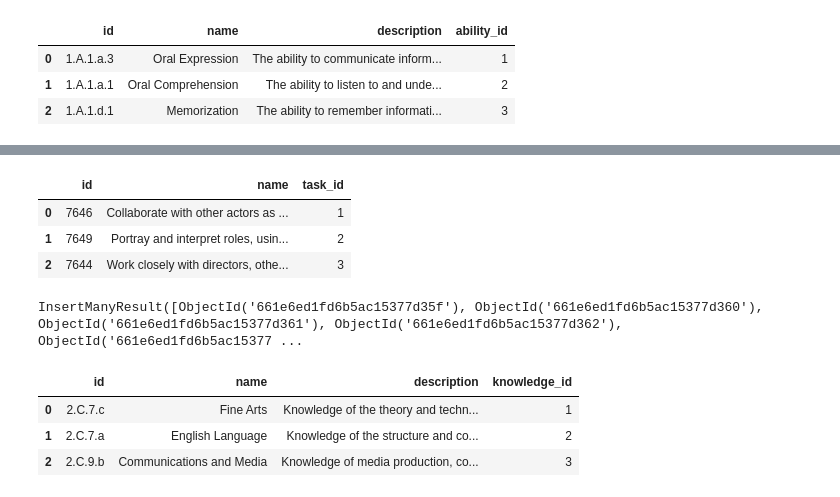
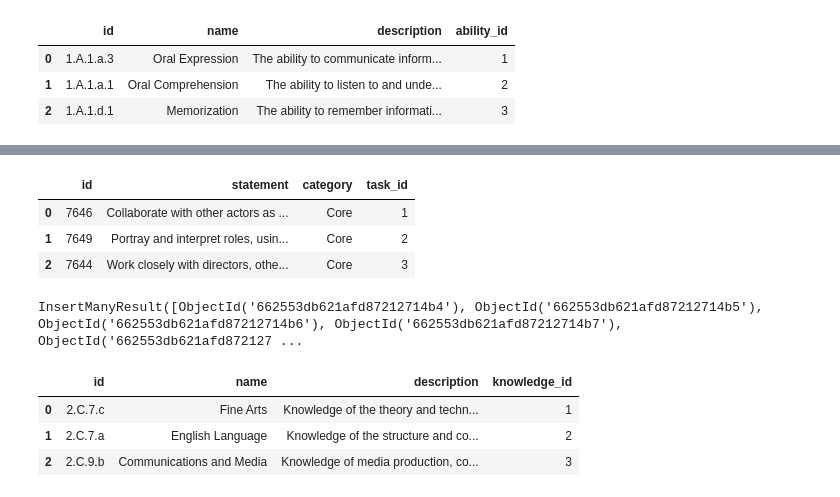
Before and after one commit to joergjan/bachelorarbeit, a Jupyter notebook: 03_convert.ipynb, the cells around one changed output, grey strips where cells are left out. Cells and saved outputs as stored; diff of their text form; code cells hidden in the pictures.

```diff
--- a/03_convert.ipynb
+++ b/03_convert.ipynb
@@ -101,27 +99,26 @@ InsertManyResult([ObjectId('661e6ed0fd6b5ac15377d334'), ObjectId('661e6ed0fd6b5a
 # %%
 # Assuming df["tasks"] is a column of lists of dictionaries
 tasks = df['tasks'].apply(lambda x: x['task']).explode().reset_index(drop=True)
 
 # Convert the list of dictionaries into a DataFrame
 tasks_df = pd.json_normalize(tasks)
 
 # Drop duplicates based on 'id'
 tasks_df = tasks_df.drop_duplicates(subset='id')
 
 # Reset the index
 tasks_df = tasks_df.reset_index(drop=True)
 
-tasks_df = tasks_df.dropna()
-tasks_df = tasks_df.drop(columns=["green", "related"])
+tasks_df = tasks_df.drop(columns=["green", "related","score.scale", "score.important", "score.value"])
 
 tasks_df['task_id'] = range(1, len(tasks_df) + 1)
 
 tasks_df.head(3)
 # %% [output]
-|  | id | name | task_id |
-| 0 | 7646 | Collaborate with other actors as ... | 1 |
-| 1 | 7649 | Portray and interpret roles, usin... | 2 |
-| 2 | 7644 | Work closely with directors, othe... | 3 |
+|  | id | statement | category | task_id |
+| 0 | 7646 | Collaborate with other actors as ... | Core | 1 |
+| 1 | 7649 | Portray and interpret roles, usin... | Core | 2 |
+| 2 | 7644 | Work closely with directors, othe... | Core | 3 |
 # %%
 dbname = get_database()
 
@@ -130,7 +127,7 @@ collection_name = dbname["tasks"]
 # Insert the dictionaries into the MongoDB collection
 collection_name.insert_many(tasks_df.to_dict("records"))
 # %% [output]
-InsertManyResult([ObjectId('661e6ed1fd6b5ac15377d35f'), ObjectId('661e6ed1fd6b5ac15377d360'), ObjectId('661e6ed1fd6b5ac15377d361'), ObjectId('661e6ed1fd6b5ac15377d362'), ObjectId('661e6ed1fd6b5ac15377 ...
+InsertManyResult([ObjectId('662553db621afd87212714b4'), ObjectId('662553db621afd87212714b5'), ObjectId('662553db621afd87212714b6'), ObjectId('662553db621afd87212714b7'), ObjectId('662553db621afd872127 ...
 # %%
 # Assuming df["knowledge"] is a column of lists of dictionaries
 knowledge = df['knowledge'].apply(lambda x: x['element']).explode().reset_index(drop=True)
```
Also changed, not shown: parts of 21 cells of this notebook, 5 other files.
